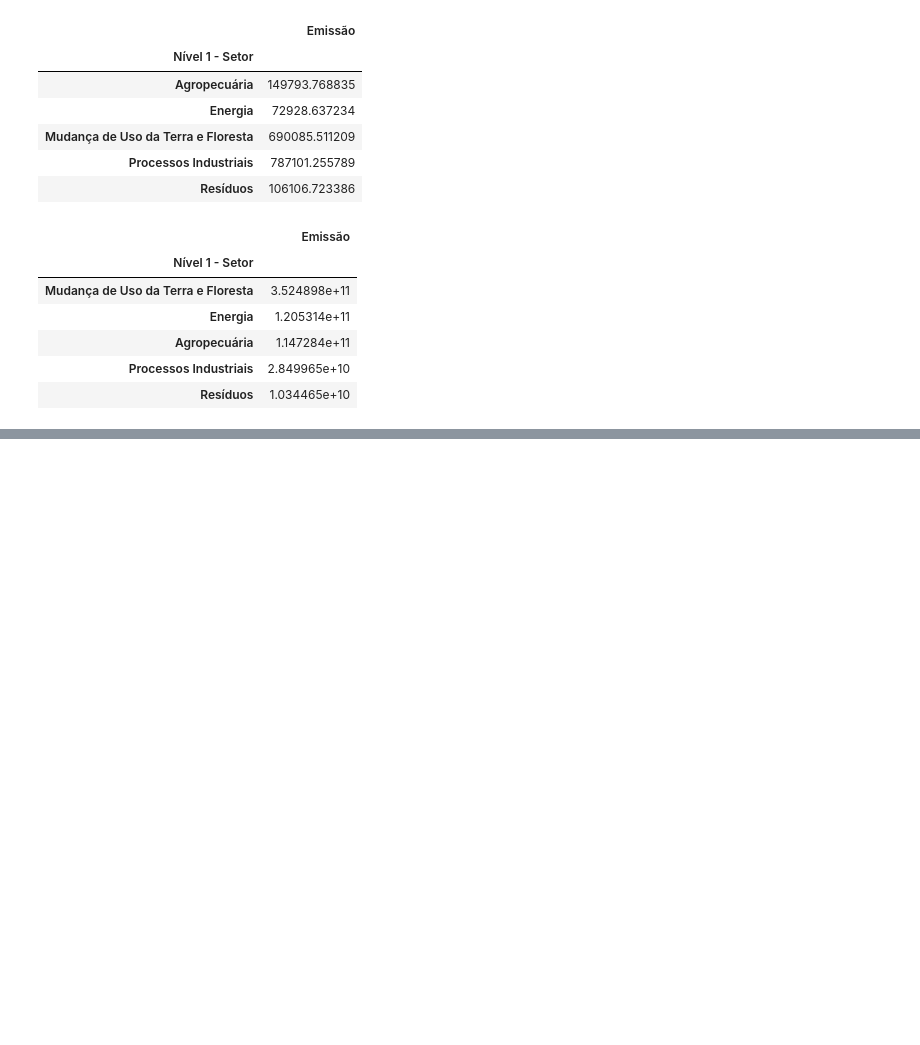
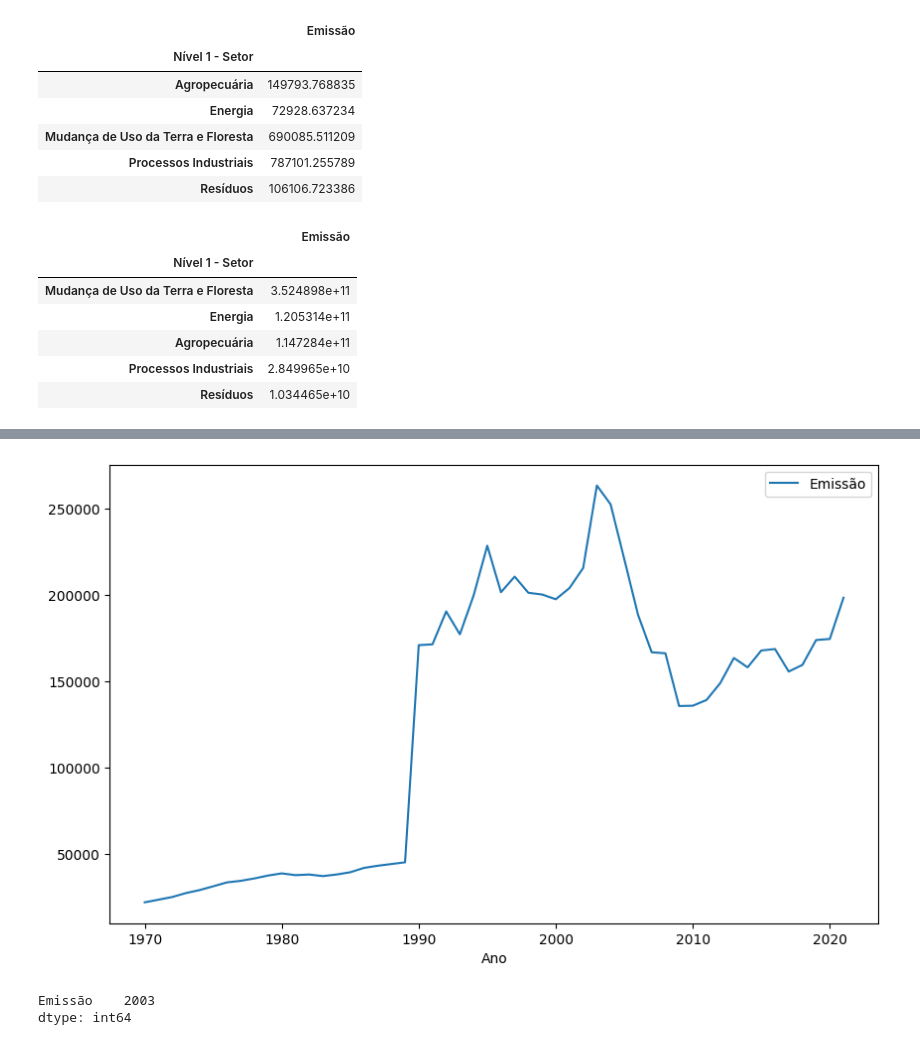
Before and after one commit to rtmazzeo/Pandas-Python, a Jupyter notebook: cursos_pandas/aula003.ipynb, the cells around one changed output, grey strips where cells are left out. Drawn from its saved outputs; the diff is of its cells as text; code cells hidden in the pictures; blank space fills up the shorter version.

```diff
--- a/cursos_pandas/aula003.ipynb
+++ b/cursos_pandas/aula003.ipynb
@@ -413,0 +608,10 @@ emissoes_por_ano.groupby('Nível 1 - Setor')[['Emissão']].sum().sort_values('Em
+# %%
+# usa-se o " ; " para não se mostrar informação textual em cima do gráfico
+emissoes_por_ano.groupby('Ano')[['Emissão']].mean().plot(figsize = (10,6));
+# %% [output]
+[figure, added]
+# %%
+emissoes_por_ano.groupby('Ano')[['Emissão']].mean().idxmax()
+# %% [output]
+Emissão    2003
+dtype: int64
```
Also changed, not shown: parts of 32 cells of this notebook.
